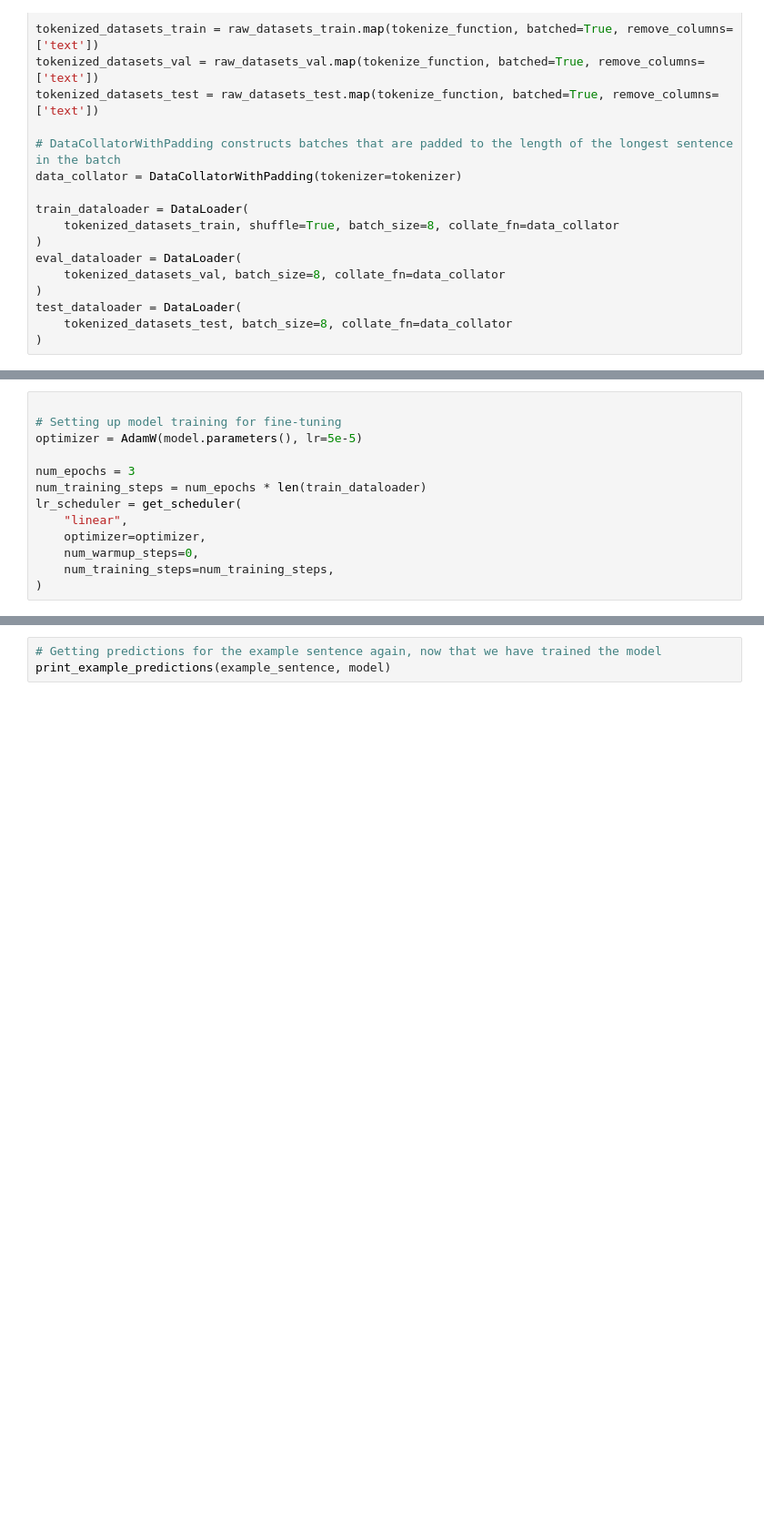
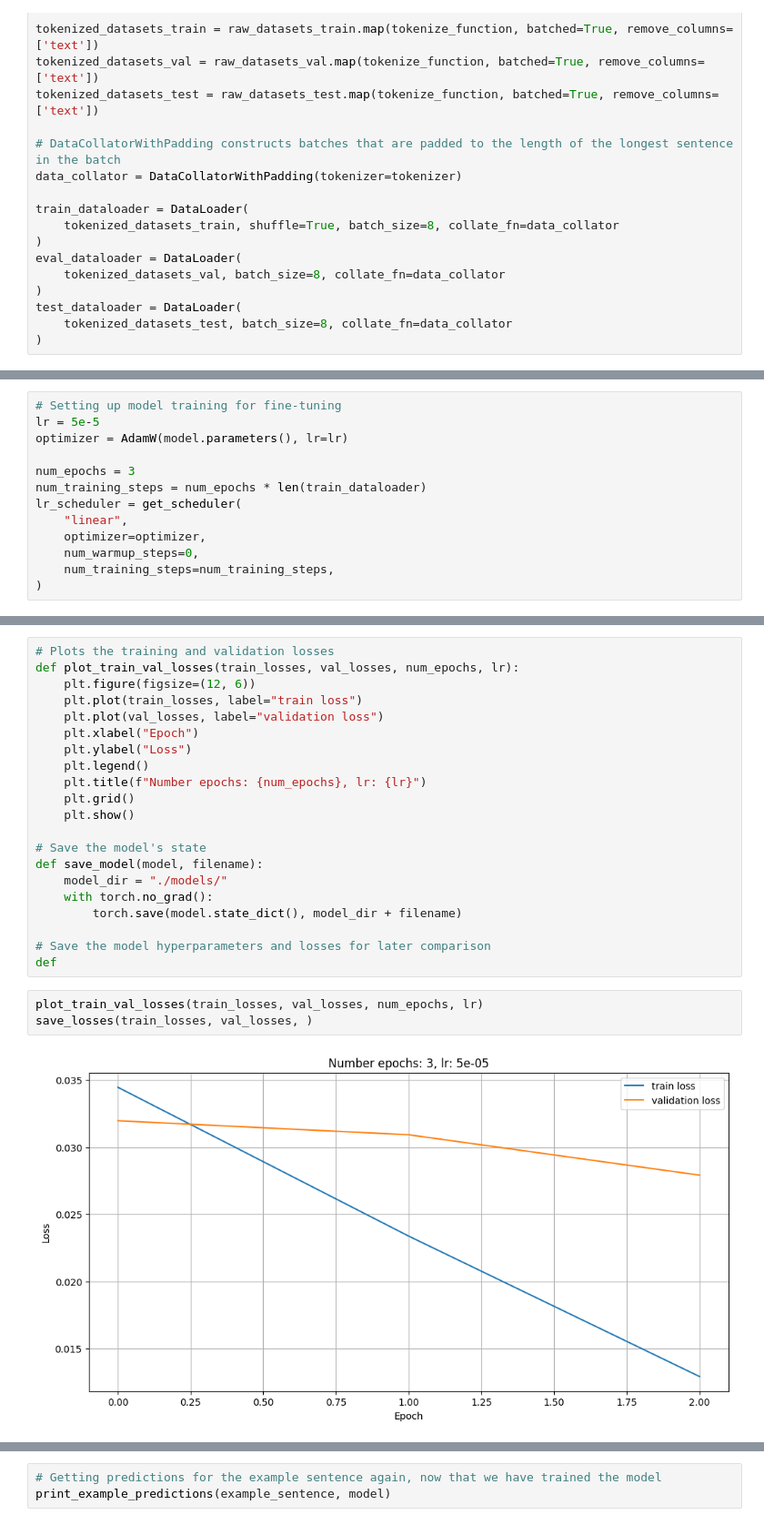
Before and after one commit to UnheardChunk/PCL-Detection, a Jupyter notebook: models/deBERTa.ipynb, the cells around one changed output, grey strips where cells are left out. Shown at 91% size. Cells and saved outputs as stored; diff of their text form; blank space fills up the shorter version.

Commit message:
Train initial deberta model

```diff
--- a/models/deBERTa.ipynb
+++ b/models/deBERTa.ipynb
@@ -221,7 +182,7 @@ Prediction:  negative
 # %%
-
 # Setting up model training for fine-tuning
-optimizer = AdamW(model.parameters(), lr=5e-5)
+lr = 5e-5
+optimizer = AdamW(model.parameters(), lr=lr)
 
 num_epochs = 3
 num_training_steps = num_epochs * len(train_dataloader)
@@ -234 +241,27 @@ lr_scheduler = get_scheduler(
+# %%
+# Plots the training and validation losses
+def plot_train_val_losses(train_losses, val_losses, num_epochs, lr):
+    plt.figure(figsize=(12, 6))
+    plt.plot(train_losses, label="train loss")
+    plt.plot(val_losses, label="validation loss")
+    plt.xlabel("Epoch")
+    plt.ylabel("Loss")
+    plt.legend()
+    plt.title(f"Number epochs: {num_epochs}, lr: {lr}")
+    plt.grid()
+    plt.show()
+
+# Save the model's state
+def save_model(model, filename):
+    model_dir = "./models/"
+    with torch.no_grad():
+        torch.save(model.state_dict(), model_dir + filename)
+
+# Save the model hyperparameters and losses for later comparison
+def
+# %%
+plot_train_val_losses(train_losses, val_losses, num_epochs, lr)
+save_losses(train_losses, val_losses, )
+# %% [output]
+[figure, added]
 # %%
```
Also changed, not shown: parts of 8 cells of this notebook, 2 other files.
